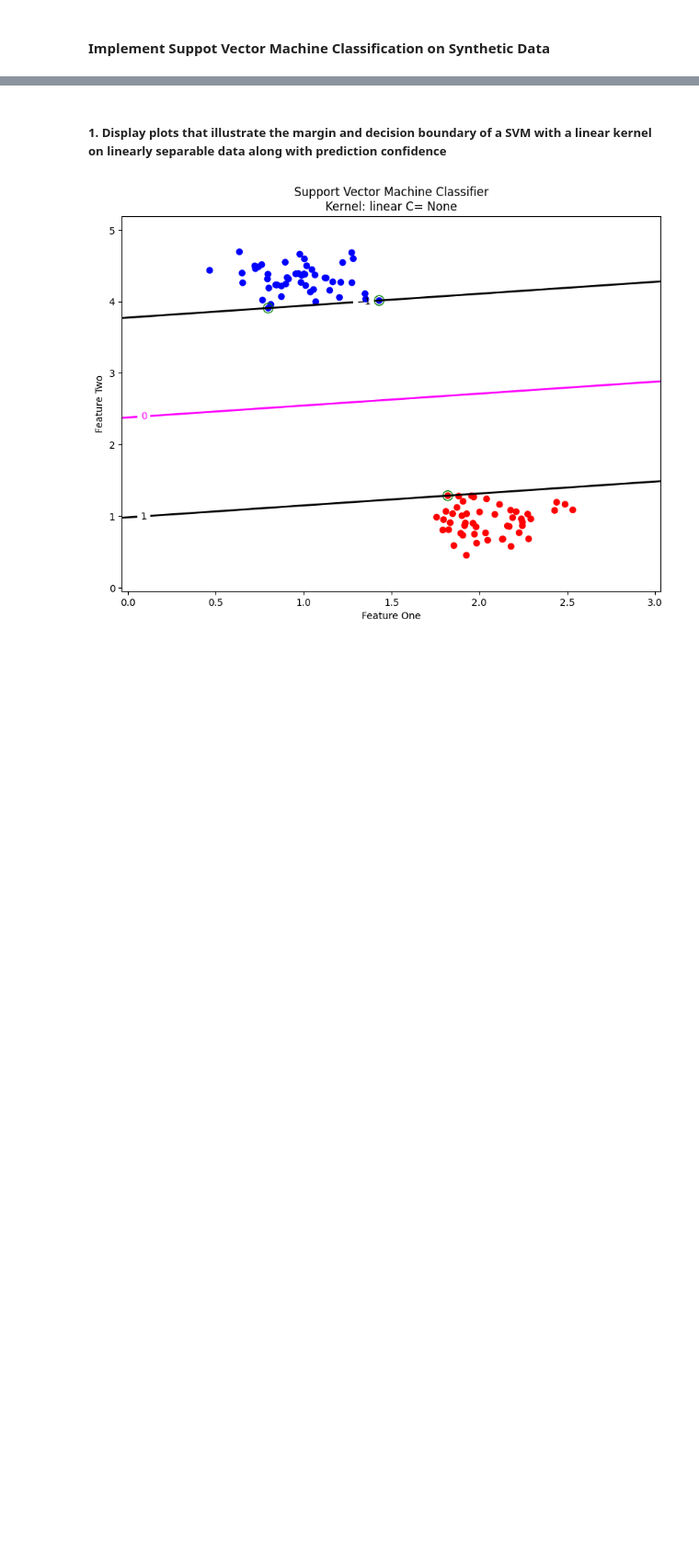
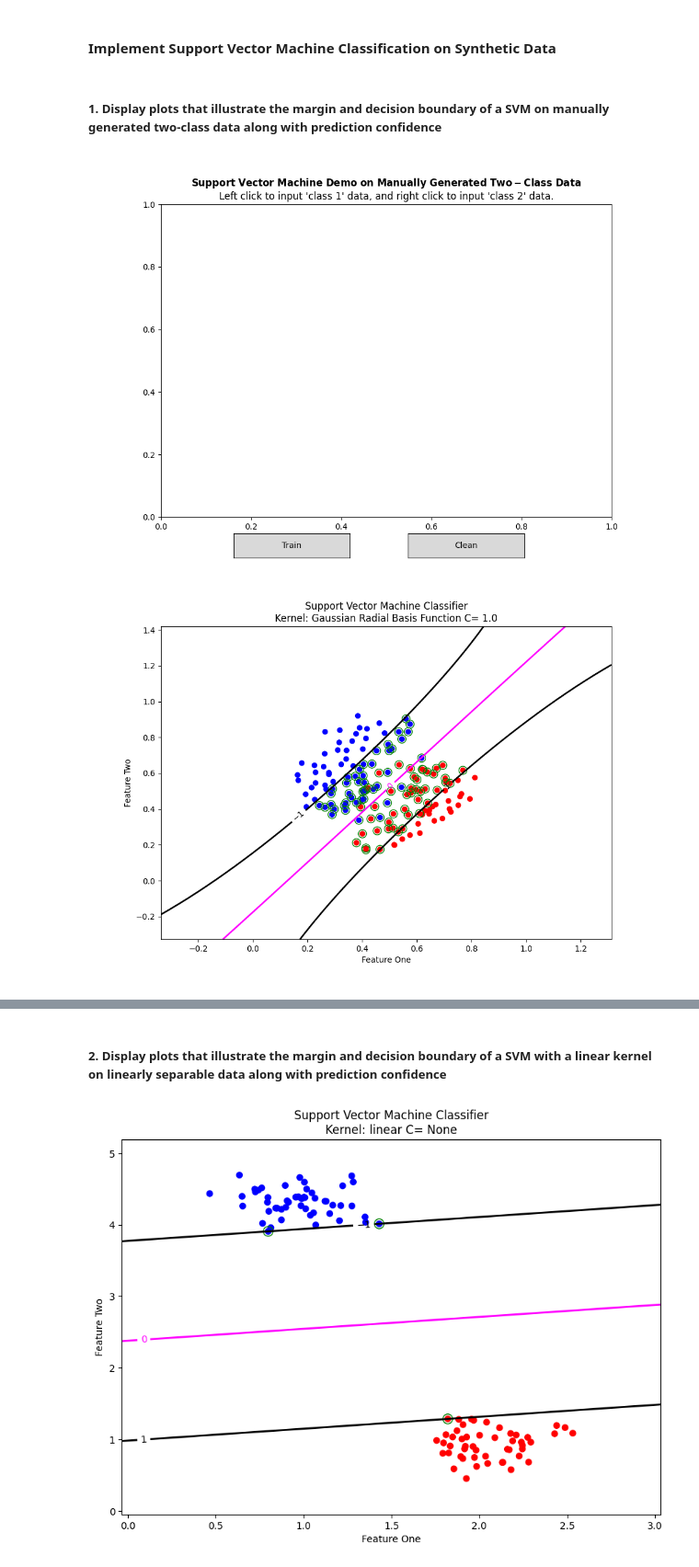
Before and after one commit to XingshengXu/Machine-Learning-Projects, a Jupyter notebook: Support Vector Machine/SVM_demo.ipynb, the cells around one changed output, grey strips where cells are left out. Shown at 92% size. Cells and saved outputs as stored; diff of their text form; code cells hidden in the pictures; blank space fills up the shorter version.

```diff
--- a/Support Vector Machine/SVM_demo.ipynb
+++ b/Support Vector Machine/SVM_demo.ipynb
@@ -1,5 +1,5 @@
 # %% [markdown]
-#### Implement Suppot Vector Machine Classification on Synthetic Data
+#### Implement Support Vector Machine Classification on Synthetic Data
 # %%
 import pandas as pd
 from sklearn.preprocessing import StandardScaler
@@ -6,0 +8,8 @@ from SVM import SupportVectorMachine, generate_test_data, convert_labels, create
+# %% [markdown]
+##### 1. Display plots that illustrate the margin and decision boundary of a SVM on manually generated two-class data along with prediction confidence
+# %%
+%matplotlib widget
+interactive_data_collection_classification()
+# %% [output]
+[figure, added]
+[figure, added]
@@ -7,5 +17,5 @@ from SVM import SupportVectorMachine, generate_test_data, convert_labels, create
 # %% [markdown]
-##### 1. Display plots that illustrate the margin and decision boundary of a SVM with a linear kernel on linearly separable data along with prediction confidence
+##### 2. Display plots that illustrate the margin and decision boundary of a SVM with a linear kernel on linearly separable data along with prediction confidence
 # %%
 X, y = generate_test_data(std=0.2)
 svm = SupportVectorMachine(C=0)
```
Also changed, not shown: parts of 6 cells of this notebook, 9 other files.
